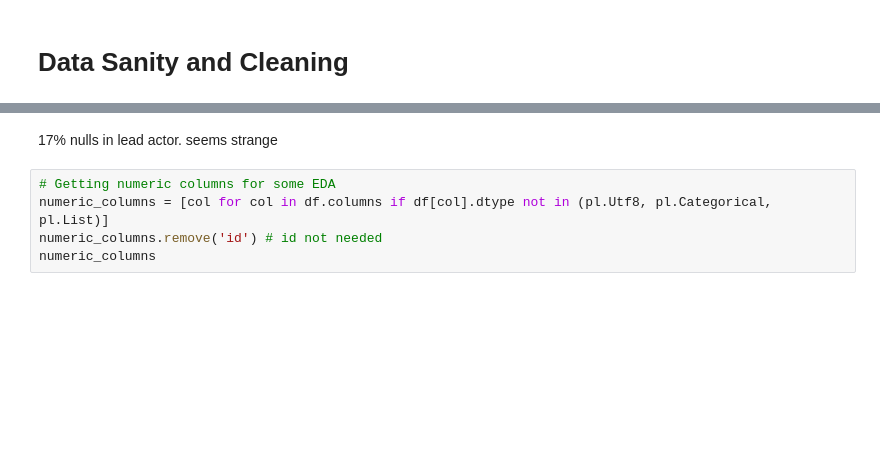
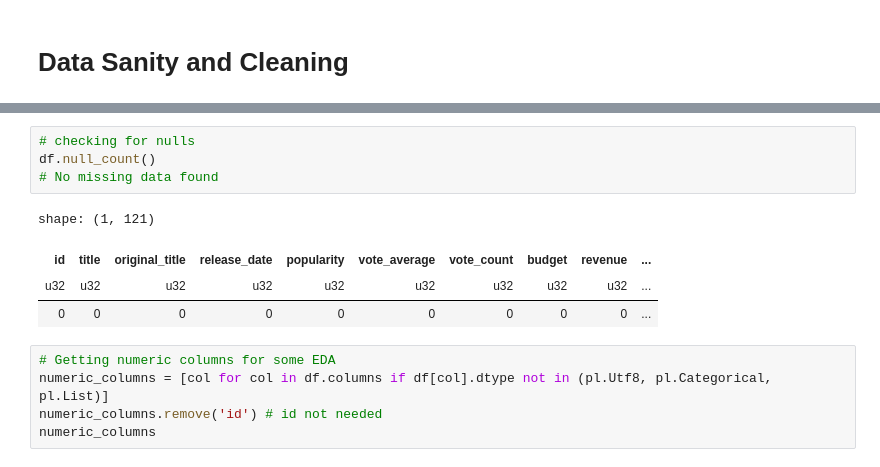
Before and after one commit to ImdadKhan0266/CSML-1010, a Jupyter notebook: Project_Saira.ipynb, the cells around one changed output, grey strips where cells are left out. Saved outputs shown, nothing was run; the diff lists cells and outputs as text; blank space fills up the shorter version.

```diff
--- a/Project_Saira.ipynb
+++ b/Project_Saira.ipynb
@@ -65,5 +43,12 @@ shape: (1, 121)
-# %% [markdown]
-17% nulls in lead actor. seems strange
+# %%
+# checking for nulls
+df.null_count()
+# No missing data found
+# %% [output]
+shape: (1, 121)
+| id | title | original_title | release_date | popularity | vote_average | vote_count | budget | revenue | ... |
+| u32 | u32 | u32 | u32 | u32 | u32 | u32 | u32 | u32 | ... |
+| 0 | 0 | 0 | 0 | 0 | 0 | 0 | 0 | 0 | ... |
 # %%
 # Getting numeric columns for some EDA
 numeric_columns = [col for col in df.columns if df[col].dtype not in (pl.Utf8, pl.Categorical, pl.List)]
```
Also changed, not shown: parts of 47 cells of this notebook.
